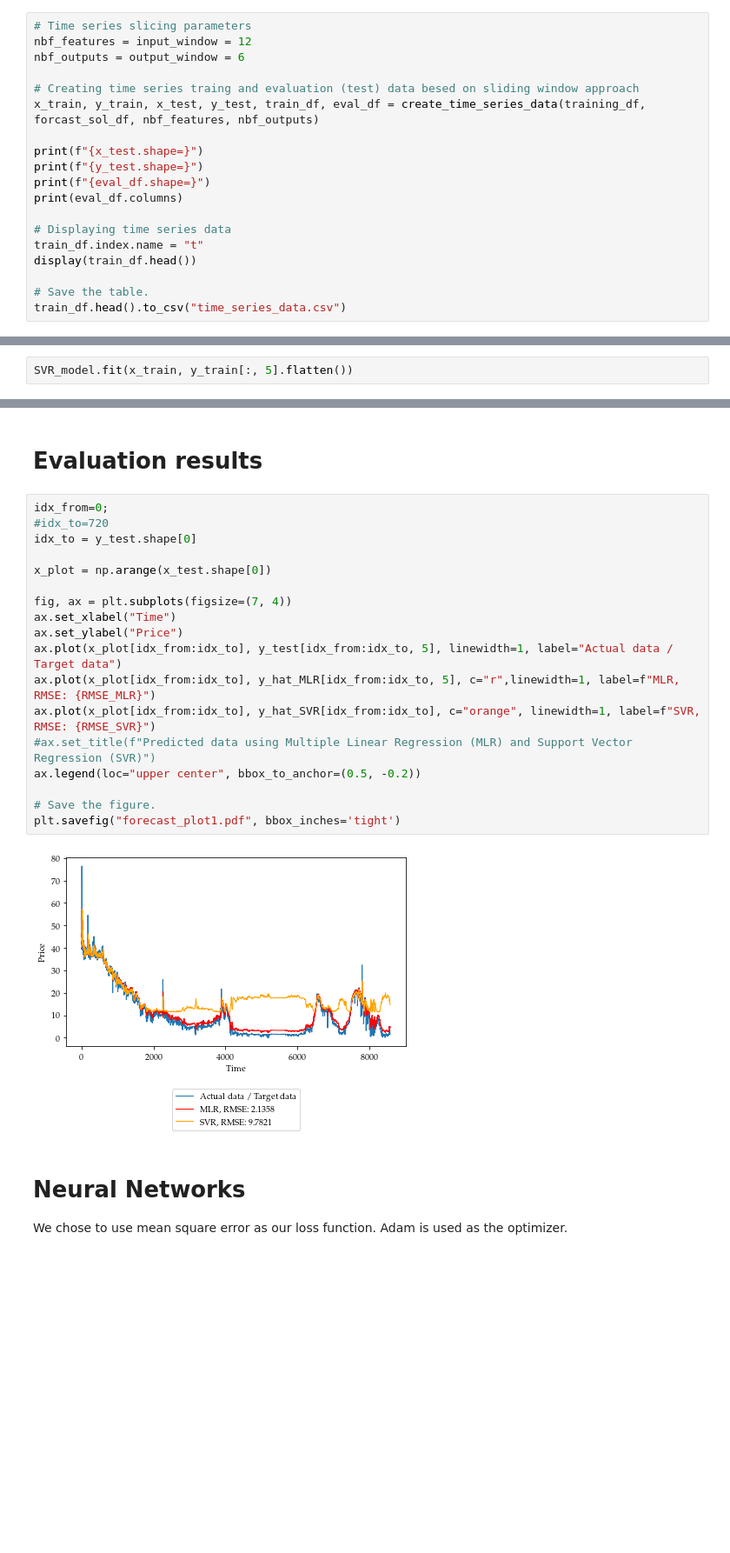
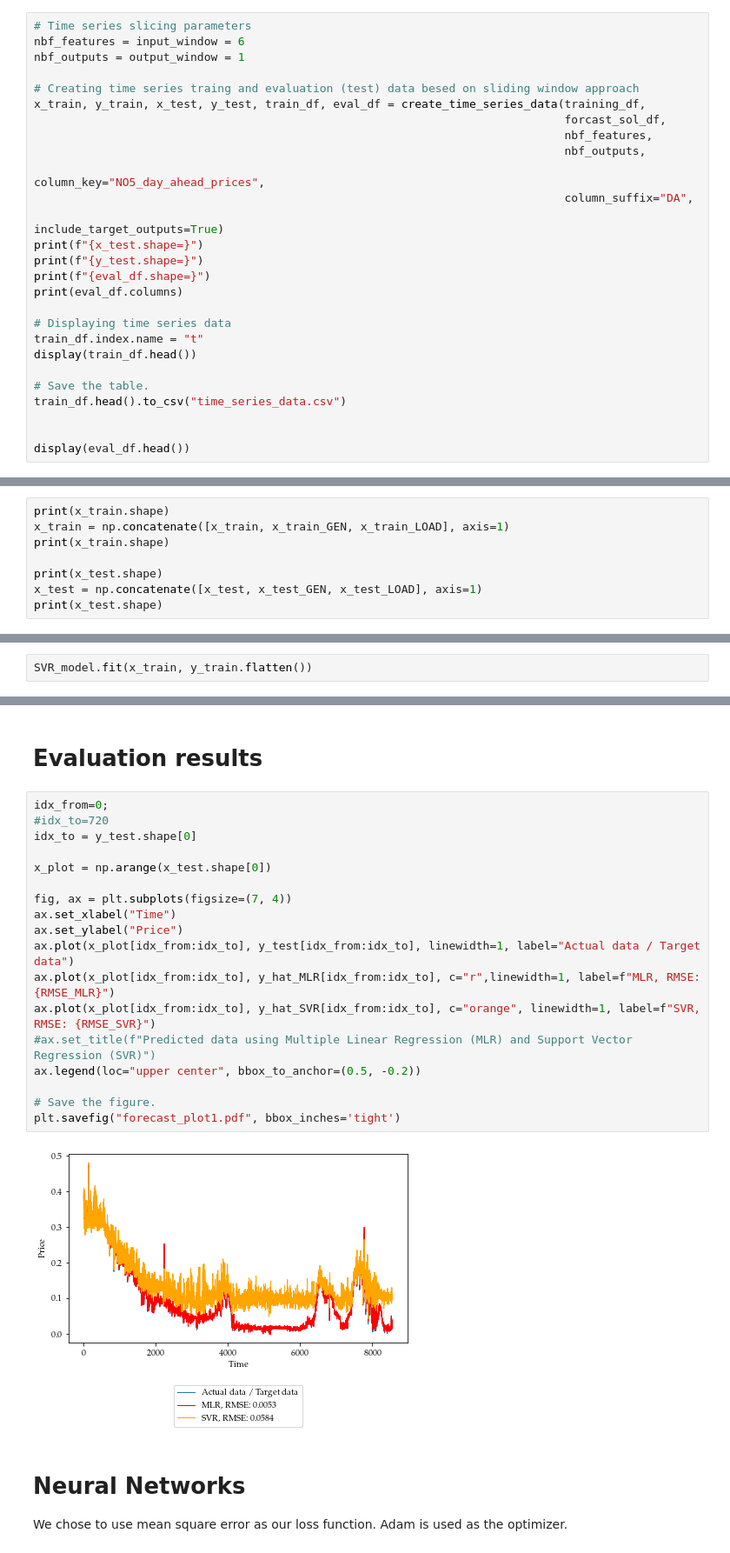
Before and after one commit to AndreasBordvik/FYS-STK4155-Prj3_report, a Jupyter notebook: code/LSTM_alternative/Time_series.ipynb, the cells around one changed output, grey strips where cells are left out. Shown at 87% size. Saved outputs shown, nothing was run; the diff lists cells and outputs as text; blank space fills up the shorter version.

```diff
--- a/code/LSTM_alternative/Time_series.ipynb
+++ b/code/LSTM_alternative/Time_series.ipynb
@@ -146,11 +232,16 @@ def sliding_window_algorithm(raw_data_df, nbf_columns, input_window, output_wind
 # %%
 # Time series slicing parameters
-nbf_features = input_window = 12
-nbf_outputs = output_window = 6
+nbf_features = input_window = 6
+nbf_outputs = output_window = 1
 
 # Creating time series traing and evaluation (test) data besed on sliding window approach
-x_train, y_train, x_test, y_test, train_df, eval_df = create_time_series_data(training_df, forcast_sol_df, nbf_features, nbf_outputs)
-
+x_train, y_train, x_test, y_test, train_df, eval_df = create_time_series_data(training_df,
+                                                                              forcast_sol_df,
+                                                                              nbf_features,
+                                                                              nbf_outputs,
+                                                                              column_key="NO5_day_ahead_prices",
+                                                                              column_suffix="DA",
+                                                                              include_target_outputs=True)
 print(f"{x_test.shape=}")
 print(f"{y_test.shape=}")
 print(f"{eval_df.shape=}")
@@ -162,4 +253,7 @@ display(train_df.head())
 
 # Save the table.
 train_df.head().to_csv("time_series_data.csv")
+
+
+display(eval_df.head())
 # %% [output]
@@ -180,0 +281,8 @@ Index(['dato_id', 'x1', 'x2', 'x3', 'x4', 'x5', 'x6', 'x7', 'x8', 'x9', 'x10',
+# %%
+print(x_train.shape)
+x_train = np.concatenate([x_train, x_train_GEN, x_train_LOAD], axis=1)
+print(x_train.shape)
+
+print(x_test.shape)
+x_test = np.concatenate([x_test, x_test_GEN, x_test_LOAD], axis=1)
+print(x_test.shape)
@@ -273,7 +408,7 @@ SVR_model = SVR(C=1.0, epsilon=0.05)
 # %% [markdown]
 #### Training the model
 # %%
-SVR_model.fit(x_train, y_train[:, 5].flatten())
+SVR_model.fit(x_train, y_train.flatten())
 # %% [output]
 SVR(epsilon=0.05)
 # %% [markdown]
@@ -303,23 +438,23 @@ Overall model score evaluated on training data using RMSE: 9.7821
 # %%
 idx_from=0;
 #idx_to=720
 idx_to = y_test.shape[0]
 
 x_plot = np.arange(x_test.shape[0])
 
 fig, ax = plt.subplots(figsize=(7, 4))
 ax.set_xlabel("Time")
 ax.set_ylabel("Price")
-ax.plot(x_plot[idx_from:idx_to], y_test[idx_from:idx_to, 5], linewidth=1, label="Actual data / Target data")
-ax.plot(x_plot[idx_from:idx_to], y_hat_MLR[idx_from:idx_to, 5], c="r",linewidth=1, label=f"MLR, RMSE: {RMSE_MLR}")
+ax.plot(x_plot[idx_from:idx_to], y_test[idx_from:idx_to], linewidth=1, label="Actual data / Target data")
+ax.plot(x_plot[idx_from:idx_to], y_hat_MLR[idx_from:idx_to], c="r",linewidth=1, label=f"MLR, RMSE: {RMSE_MLR}")
 ax.plot(x_plot[idx_from:idx_to], y_hat_SVR[idx_from:idx_to], c="orange", linewidth=1, label=f"SVR, RMSE: {RMSE_SVR}")
 #ax.set_title(f"Predicted data using Multiple Linear Regression (MLR) and Support Vector Regression (SVR)")
 ax.legend(loc="upper center", bbox_to_anchor=(0.5, -0.2))
 
 # Save the figure.
 plt.savefig("forecast_plot1.pdf", bbox_inches='tight')
 # %% [output]
-[figure, old version]
+[figure, new version]
 # %% [markdown]
 # Neural Networks
 We chose to use mean square error as our loss function. Adam is used as the optimizer.
```
Also changed, not shown: parts of 37 cells of this notebook, 24 other files.
